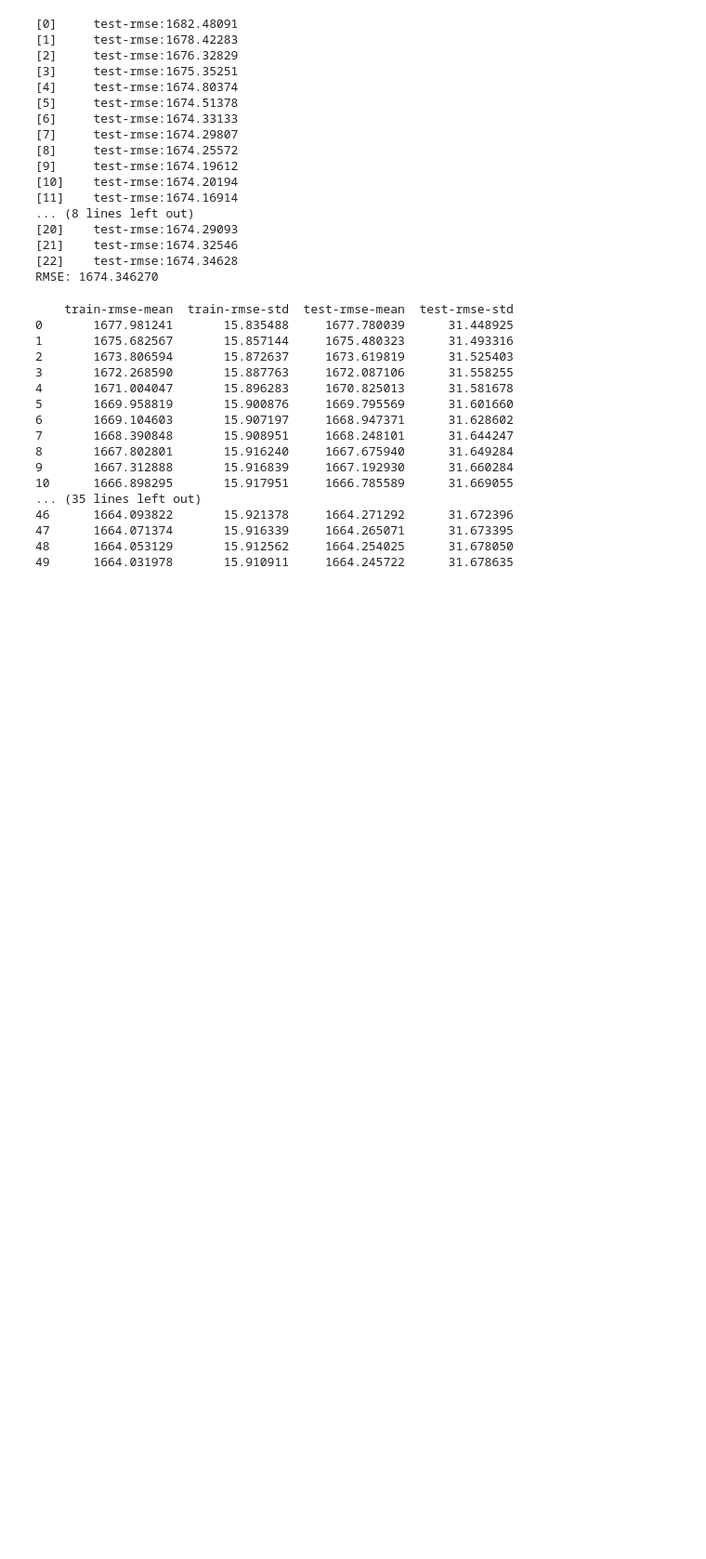
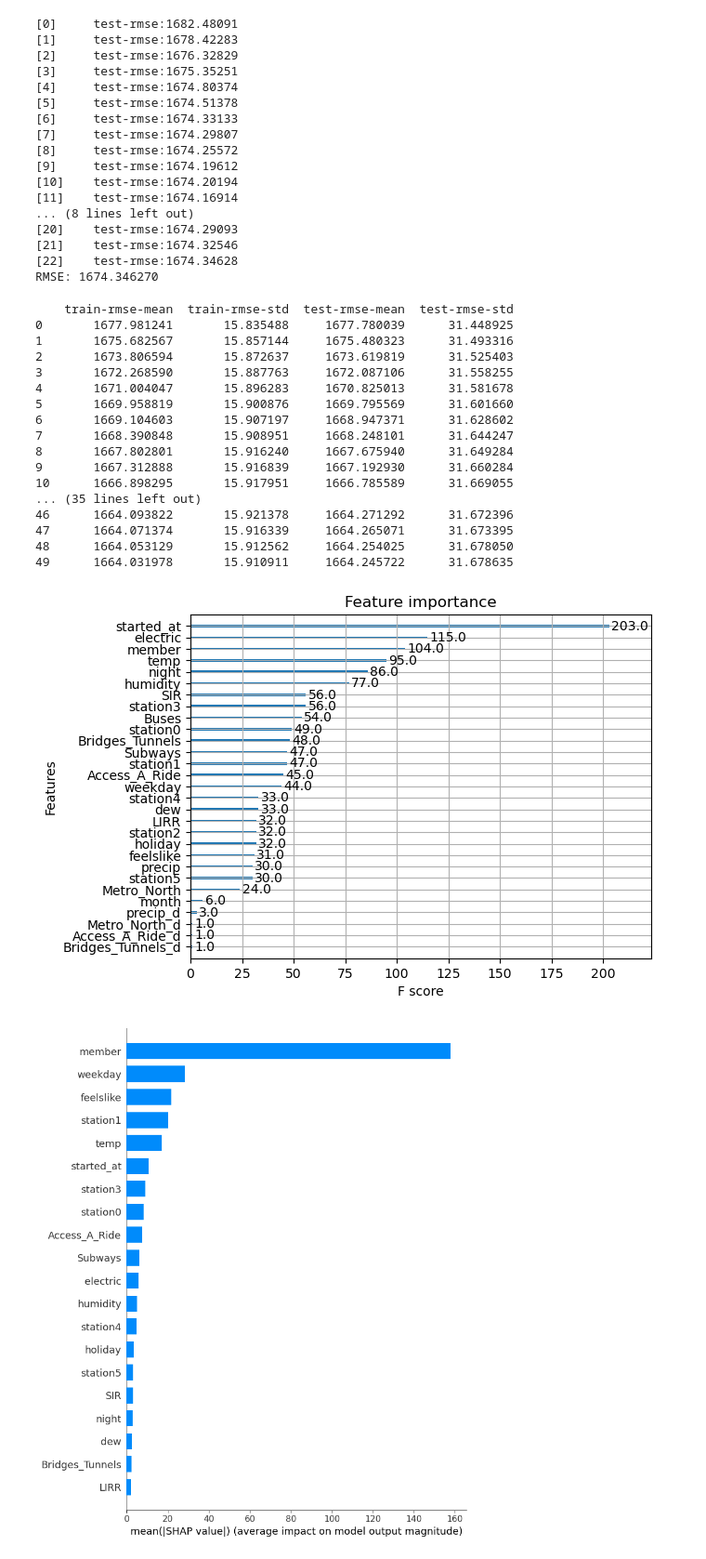
Before and after one commit to 4D0R/ECON1680-proj1, a Jupyter notebook: analysis.ipynb, the cells around one changed output. Shown at 93% size. Saved outputs shown, nothing was run; the diff lists cells and outputs as text; code cells hidden in the pictures; blank space fills up the shorter version.

```diff
--- a/analysis.ipynb
+++ b/analysis.ipynb
@@ -248,3 +243,18 @@ print(cv_results)
 47      1664.071374       15.916339     1664.265071      31.673395
 48      1664.053129       15.912562     1664.254025      31.678050
 49      1664.031978       15.910911     1664.245722      31.678635
+# %%
+# now that we have a model that we're happy with lets take a look at the feature importance
+
+xgb.plot_importance(bst)
+plt.show()
+
+# Calculate SHAP values
+explainer = shap.TreeExplainer(bst)
+shap_values = explainer.shap_values(X_train)
+
+# Summary plot
+shap.summary_plot(shap_values, X_train, plot_type="bar")
+# %% [output]
+[figure, added]
+[figure, added]
```
Also changed, not shown: parts of 3 cells of this notebook, 2 other files.
